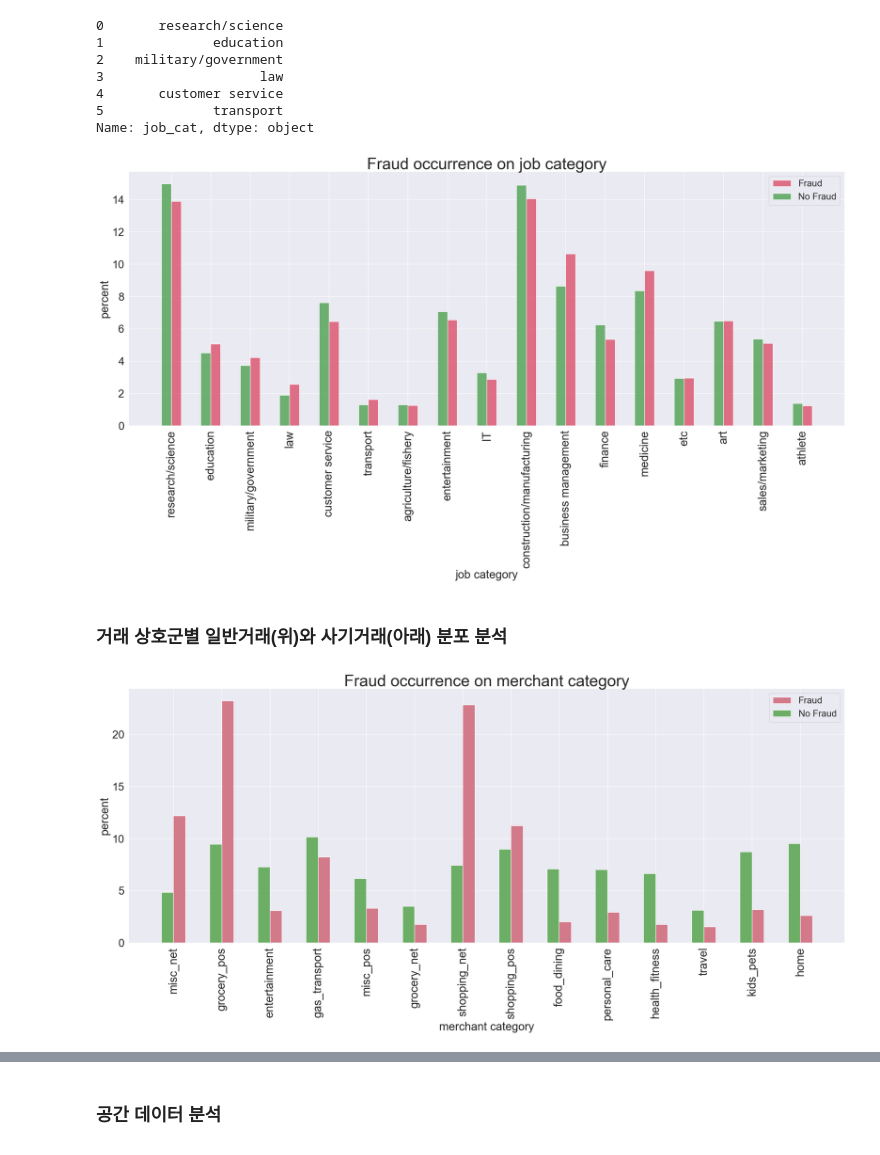
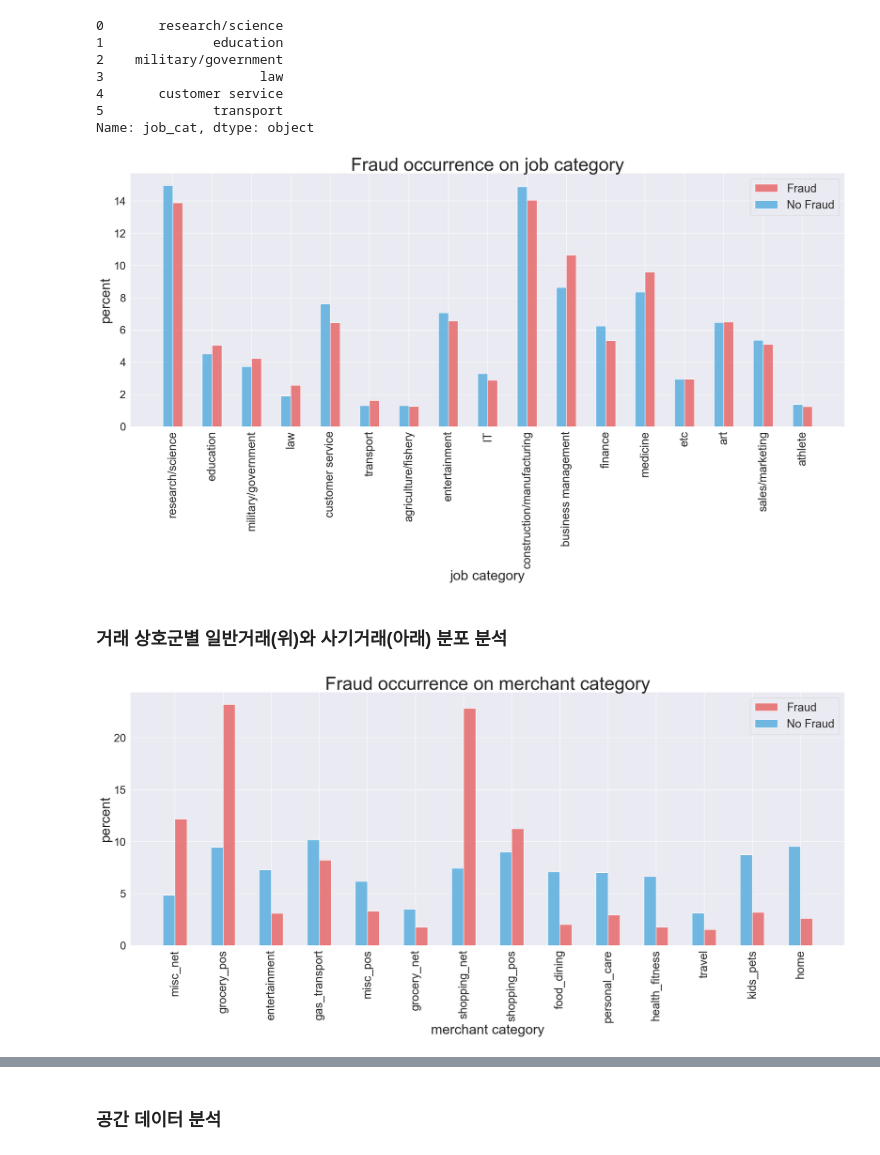
Before and after one commit to InjaeJayLee/mzcard, a Jupyter notebook: notebook.ipynb, the cells around one changed output, grey strips where cells are left out. Cells and saved outputs as stored; diff of their text form; code cells hidden in the pictures.

```diff
--- a/notebook.ipynb
+++ b/notebook.ipynb
@@ -100,0 +101,13 @@ memory usage: 257.2+ MB
+# %%
+plt.figure(figsize=(30,15))
+
+age_fraud_df = pd.concat([X_train['age'], y_train], axis=1)
+ax = sns.violinplot(data=age_fraud_df, x='is_fraud', y='age', hue='is_fraud',
+                    palette={0: '#46A7DC', 1: "#E75858"})
+utils.set_plot_labels(ax,
+                      title=('Age distribution on fraud occurrence', 40),
+                      ylab=('age',40))
+ax.set_xticklabels(['No Fraud', 'Fraud'], fontsize=40)
+ax.legend([])
+
+plt.show()
@@ -102,11 +120,13 @@ memory usage: 257.2+ MB
 plt.figure(figsize=(30,15))
 
 plt.subplot(1, 2, 1)
-ax1 = sns.histplot(x='age',data=X_train.loc[y_train==1,:], common_norm=False, stat='count', multiple='stack', binwidth=5)
-ax1 = utils.set_plot_labels(ax1, 'Fraud Occurrence', 'age', 'count', xticks=range(10, 100, 10))
+ax1 = sns.histplot(x='age',data=X_train.loc[y_train==0,:], common_norm=False, stat='count', multiple='stack', binwidth=5, color='#46A7DC')
+ax1 = utils.set_plot_labels(ax1, ('Fraud Occurrence', 40), ('age',30), ('count',30))
+plt.xticks(range(10, 100, 10), size=25)
 plt.subplot(1, 2, 2)
-ax2 = sns.histplot(x='age',data=X_train.loc[y_train==0,:], common_norm=False, stat='count', multiple='stack', binwidth=5)
-ax2 = utils.set_plot_labels(ax2, 'No Fraud Occurrence', 'age', 'count', xticks=range(10,100,10))
+ax2 = sns.histplot(x='age',data=X_train.loc[y_train==1,:], common_norm=False, stat='count', multiple='stack', binwidth=5, color="#E75858")
+ax2 = utils.set_plot_labels(ax2, ('Fraud Occurrence', 40), ('age',30), ('count',30))
+plt.xticks(range(10, 100, 10), size=25)
 
 plt.show()
 # %% [output]
@@ -116,0 +137,13 @@ plt.show()
+# %%
+plt.figure(figsize=(30,15))
+
+age_fraud_df = pd.concat([X_train['hour'], y_train], axis=1)
+ax = sns.violinplot(data=age_fraud_df, x='is_fraud', y='hour', hue='is_fraud',
+                    palette={0: '#46A7DC', 1: "#E75858"})
+utils.set_plot_labels(ax,
+                      title=('Hour on fraud occurrence', 40),
+                      ylab=('hour',40))
+ax.set_xticklabels(['No Fraud', 'Fraud'], fontsize=40)
+ax.legend([])
+
+plt.show()
@@ -162,25 +200,31 @@ Name: job_cat, dtype: object
 # %%
 plt.figure(figsize=(28,10))
 ax = sns.histplot(data=pd.concat([X_train['job_cat'], y_train], axis=1),
-                  x='job_cat', hue='is_fraud', palette=['#429C46', '#DA4562'],
+                  x='job_cat', hue='is_fraud', palette={0: '#46A7DC', 1: "#E75858"},
                   common_norm=False, stat='percent', multiple='dodge', binwidth=1,  shrink= 0.5)
-utils.set_plot_labels(ax, 'Fraud occurrence on job category', 'job category', 'percent',
-                      legend = ['Fraud', 'No Fraud'])
+utils.set_plot_labels(ax,
+                      ('Fraud occurrence on job category', 40),
+                      ('job category', 30),
+                      ('percent', 30),
+                      (['Fraud', 'No Fraud'], 25))
 plt.xticks(size=25, rotation=90)
 plt.show()
 # %% [output]
-[figure, old version]
+[figure, new version]
 # %% [markdown]
 ###
 ### 거래 상호군별 일반거래(위)와 사기거래(아래) 분포 분석
 # %%
 plt.figure(figsize=(28,10))
 ax = sns.histplot(data=pd.concat([X_train['merch_cat'], y_train], axis=1),
-                  x='merch_cat', hue='is_fraud', palette=['#429A36', '#CC5567'],
+                  x='merch_cat', hue='is_fraud', palette={0: '#46A7DC', 1: "#E75858"},
                   common_norm=False, stat='percent', multiple='dodge', binwidth=1,  shrink= 0.5)
-utils.set_plot_labels(ax, 'Fraud occurrence on merchant category', 'merchant category', 'percent',
-                      legend = ['Fraud', 'No Fraud'])
+utils.set_plot_labels(ax,
+                      ('Fraud occurrence on merchant category', 40),
+                      ('merchant category', 30),
+                      ('percent', 30),
+                      (['Fraud', 'No Fraud'], 25))
 plt.xticks(size=25, rotation=90)
 plt.show()
 # %% [output]
-[figure, old version]
+[figure, new version]
```
Also changed, not shown: parts of 13 cells of this notebook, 1 other file.
